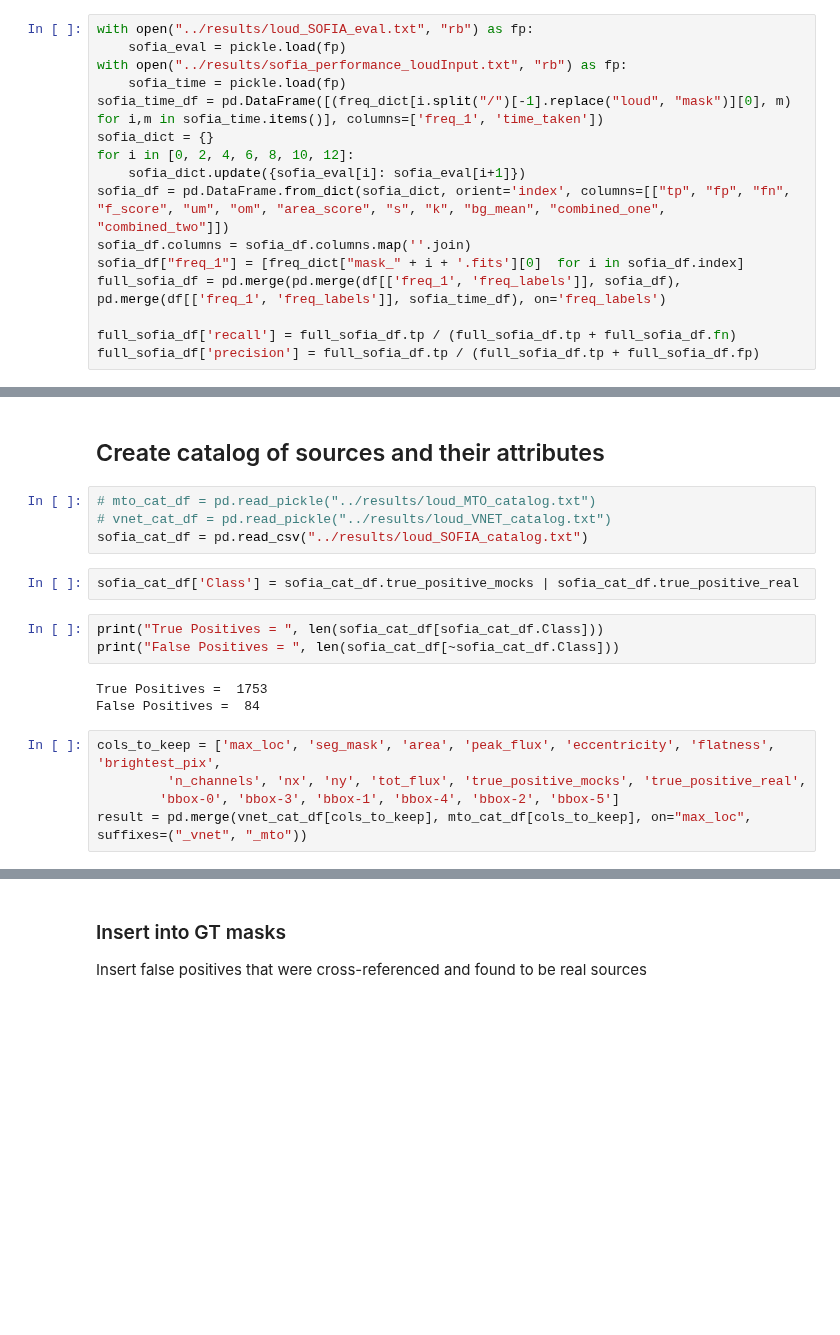
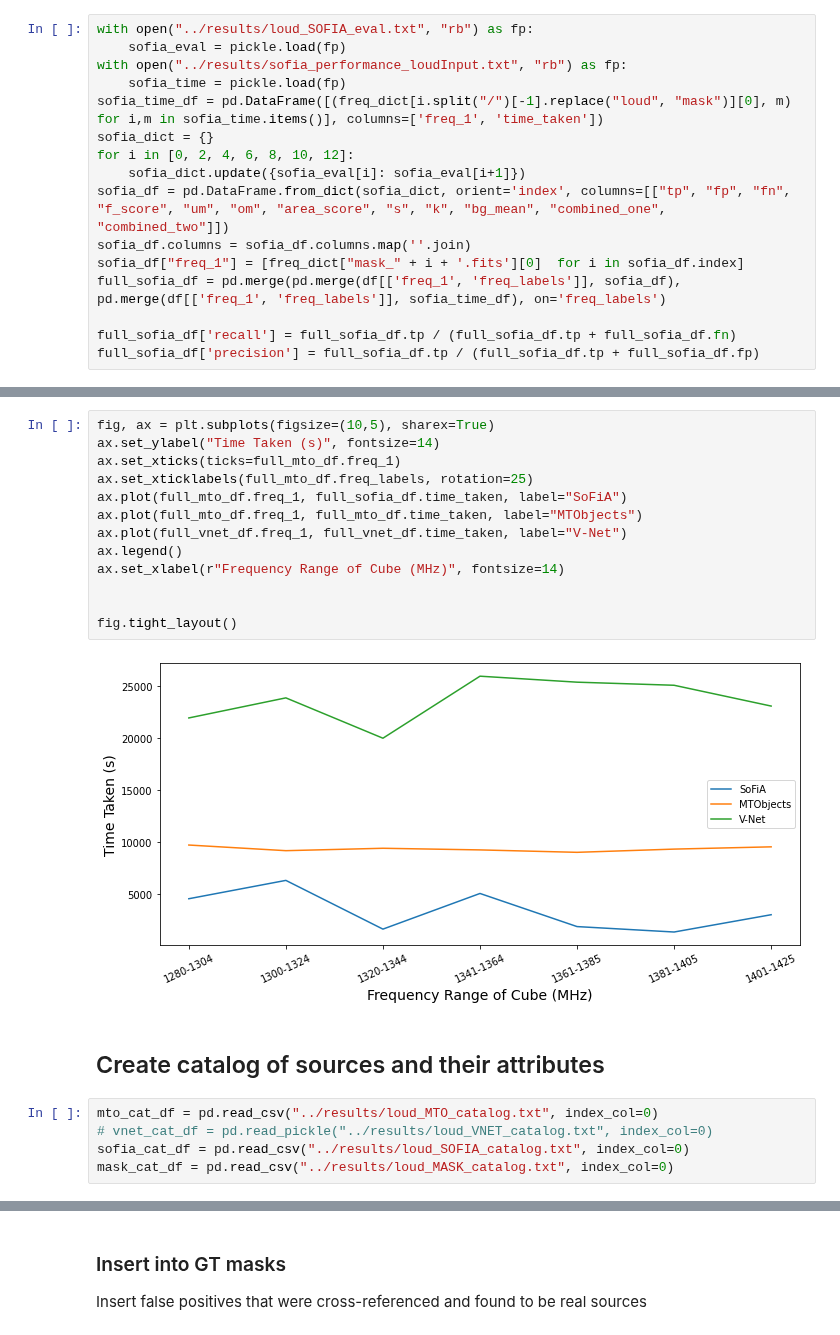
Before and after one commit to Jbarkai/HISourceFinder, a Jupyter notebook: notebooks/Inference.ipynb, the cells around one changed output, grey strips where cells are left out. Drawn from its saved outputs; the diff is of its cells as text; blank space fills up the shorter version.

```diff
--- a/notebooks/Inference.ipynb
+++ b/notebooks/Inference.ipynb
@@ -326,19 +318,22 @@ fig.tight_layout()
+# %%
+fig, ax = plt.subplots(figsize=(10,5), sharex=True)
+ax.set_ylabel("Time Taken (s)", fontsize=14)
+ax.set_xticks(ticks=full_mto_df.freq_1)
+ax.set_xticklabels(full_mto_df.freq_labels, rotation=25)
+ax.plot(full_mto_df.freq_1, full_sofia_df.time_taken, label="SoFiA")
+ax.plot(full_mto_df.freq_1, full_mto_df.time_taken, label="MTObjects")
+ax.plot(full_vnet_df.freq_1, full_vnet_df.time_taken, label="V-Net")
+ax.legend()
+ax.set_xlabel(r"Frequency Range of Cube (MHz)", fontsize=14)
+
+
+fig.tight_layout()
+# %% [output]
+[figure, added]
 # %% [markdown]
 ## Create catalog of sources and their attributes
 # %%
-# mto_cat_df = pd.read_pickle("../results/loud_MTO_catalog.txt")
-# vnet_cat_df = pd.read_pickle("../results/loud_VNET_catalog.txt")
-sofia_cat_df = pd.read_csv("../results/loud_SOFIA_catalog.txt")
+mto_cat_df = pd.read_csv("../results/loud_MTO_catalog.txt", index_col=0)
+# vnet_cat_df = pd.read_pickle("../results/loud_VNET_catalog.txt", index_col=0)
+sofia_cat_df = pd.read_csv("../results/loud_SOFIA_catalog.txt", index_col=0)
+mask_cat_df = pd.read_csv("../results/loud_MASK_catalog.txt", index_col=0)
-# %%
-sofia_cat_df['Class'] = sofia_cat_df.true_positive_mocks | sofia_cat_df.true_positive_real
-# %%
-print("True Positives = ", len(sofia_cat_df[sofia_cat_df.Class]))
-print("False Positives = ", len(sofia_cat_df[~sofia_cat_df.Class]))
-# %% [output]
-True Positives =  1753
-False Positives =  84
-# %%
-cols_to_keep = ['max_loc', 'seg_mask', 'area', 'peak_flux', 'eccentricity', 'flatness', 'brightest_pix',
-         'n_channels', 'nx', 'ny', 'tot_flux', 'true_positive_mocks', 'true_positive_real',
-        'bbox-0', 'bbox-3', 'bbox-1', 'bbox-4', 'bbox-2', 'bbox-5']
-result = pd.merge(vnet_cat_df[cols_to_keep], mto_cat_df[cols_to_keep], on="max_loc", suffixes=("_vnet", "_mto"))
```
Also changed, not shown: parts of 27 cells of this notebook, 25 other files.
